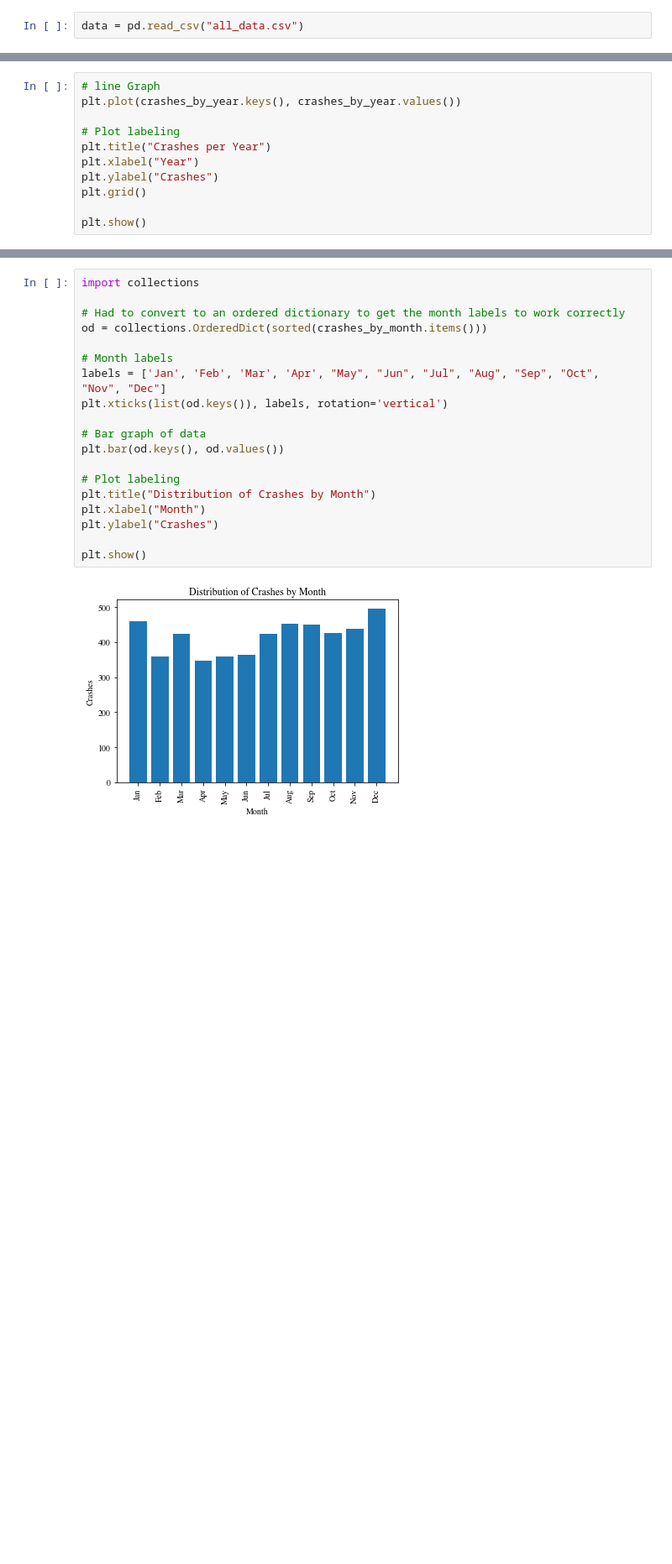
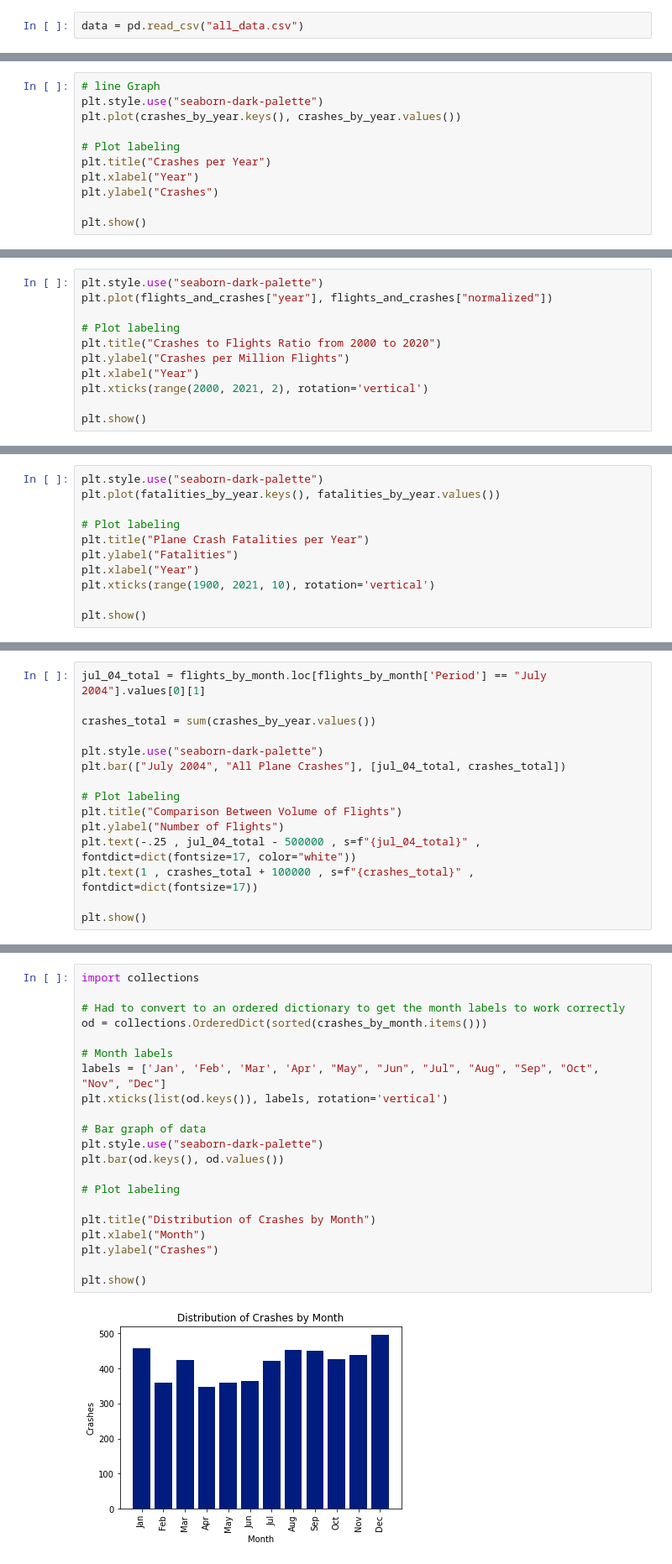
Before and after one commit to bgrantBoards/midterm-keanu-ben, a Jupyter notebook: notebook.ipynb, the cells around one changed output, grey strips where cells are left out. Shown at 84% size. Cells and saved outputs as stored; diff of their text form; blank space fills up the shorter version.

```diff
--- a/notebook.ipynb
+++ b/notebook.ipynb
@@ -84,13 +146,13 @@ for date in dates:
         crashes_by_year[year] = 1
 # %%
 # line Graph
+plt.style.use("seaborn-dark-palette")
 plt.plot(crashes_by_year.keys(), crashes_by_year.values())
 
 # Plot labeling
 plt.title("Crashes per Year")
 plt.xlabel("Year")
 plt.ylabel("Crashes")
-plt.grid()
 
 plt.show()
 # %% [output]
@@ -97,0 +207,11 @@ plt.show()
+# %%
+plt.style.use("seaborn-dark-palette")
+plt.plot(flights_and_crashes["year"], flights_and_crashes["normalized"])
+
+# Plot labeling
+plt.title("Crashes to Flights Ratio from 2000 to 2020")
+plt.ylabel("Crashes per Million Flights")
+plt.xlabel("Year")
+plt.xticks(range(2000, 2021, 2), rotation='vertical')
+
+plt.show()
@@ -97,0 +254,11 @@ plt.show()
+# %%
+plt.style.use("seaborn-dark-palette")
+plt.plot(fatalities_by_year.keys(), fatalities_by_year.values())
+
+# Plot labeling
+plt.title("Plane Crash Fatalities per Year")
+plt.ylabel("Fatalities")
+plt.xlabel("Year")
+plt.xticks(range(1900, 2021, 10), rotation='vertical')
+
+plt.show()
@@ -97,0 +277,15 @@ plt.show()
+# %%
+jul_04_total = flights_by_month.loc[flights_by_month['Period'] == "July 2004"].values[0][1]
+
+crashes_total = sum(crashes_by_year.values())
+
+plt.style.use("seaborn-dark-palette")
+plt.bar(["July 2004", "All Plane Crashes"], [jul_04_total, crashes_total])
+
+# Plot labeling
+plt.title("Comparison Between Volume of Flights")
+plt.ylabel("Number of Flights")
+plt.text(-.25 , jul_04_total - 500000 , s=f"{jul_04_total}" , fontdict=dict(fontsize=17, color="white"))
+plt.text(1 , crashes_total + 100000 , s=f"{crashes_total}" , fontdict=dict(fontsize=17))
+
+plt.show()
@@ -111,21 +309,23 @@ for date in dates:
 # %%
 import collections
 
 # Had to convert to an ordered dictionary to get the month labels to work correctly
 od = collections.OrderedDict(sorted(crashes_by_month.items()))
 
 # Month labels
 labels = ['Jan', 'Feb', 'Mar', 'Apr', "May", "Jun", "Jul", "Aug", "Sep", "Oct", "Nov", "Dec"]
 plt.xticks(list(od.keys()), labels, rotation='vertical')
 
 # Bar graph of data
+plt.style.use("seaborn-dark-palette")
 plt.bar(od.keys(), od.values())
 
 # Plot labeling
+
 plt.title("Distribution of Crashes by Month")
 plt.xlabel("Month")
 plt.ylabel("Crashes")
 
 plt.show()
 # %% [output]
-[figure, old version]
+[figure, new version]
```
Also changed, not shown: parts of 41 cells of this notebook, 5 other files.
